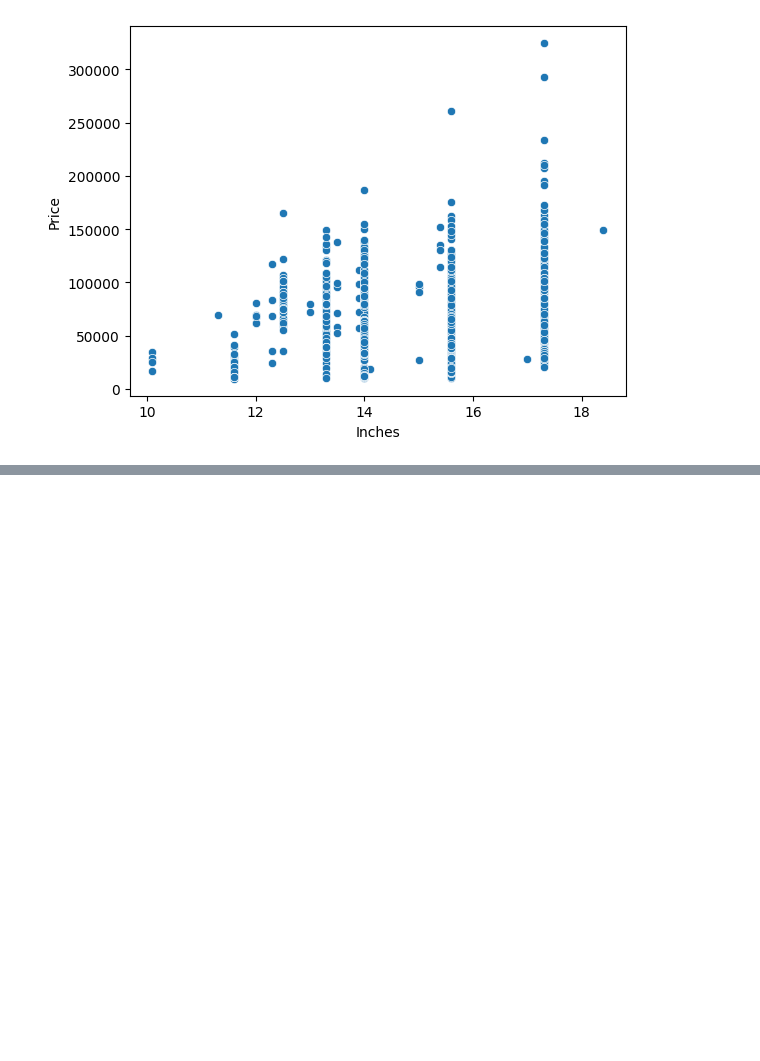
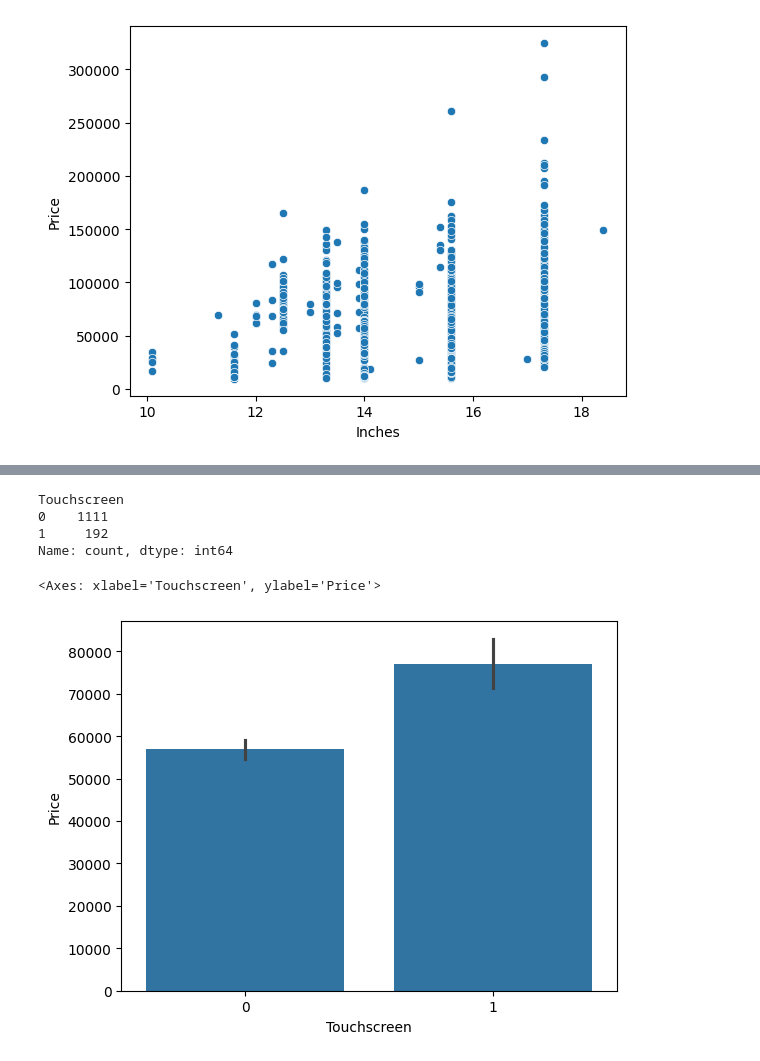
Before and after one commit to saaaaaaaaaaaaaad56/laptop_price-predictor, a Jupyter notebook: .ipynb, the cells around one changed output, grey strips where cells are left out. Cells and saved outputs as stored; diff of their text form; code cells hidden in the pictures; blank space fills up the shorter version.

```diff
--- a/.ipynb
+++ b/.ipynb
@@ -82,0 +103,2 @@ sns.scatterplot(x=df['Inches'],y=df['Price'])
+# %%
+df['Touchscreen']  = df['ScreenResolution'].apply(lambda x : 1 if 'Touchscreen' in x else 0)
@@ -82,0 +114,12 @@ sns.scatterplot(x=df['Inches'],y=df['Price'])
+# %%
+df['Touchscreen'].value_counts()
+# %% [output]
+Touchscreen
+0    1111
+1     192
+Name: count, dtype: int64
+# %%
+sns.barplot(x=df['Touchscreen'],y=df['Price'],estimator ='mean' )
+# %% [output]
+<Axes: xlabel='Touchscreen', ylabel='Price'>
+[figure, added]
```
Also changed, not shown: parts of 4 cells of this notebook.
